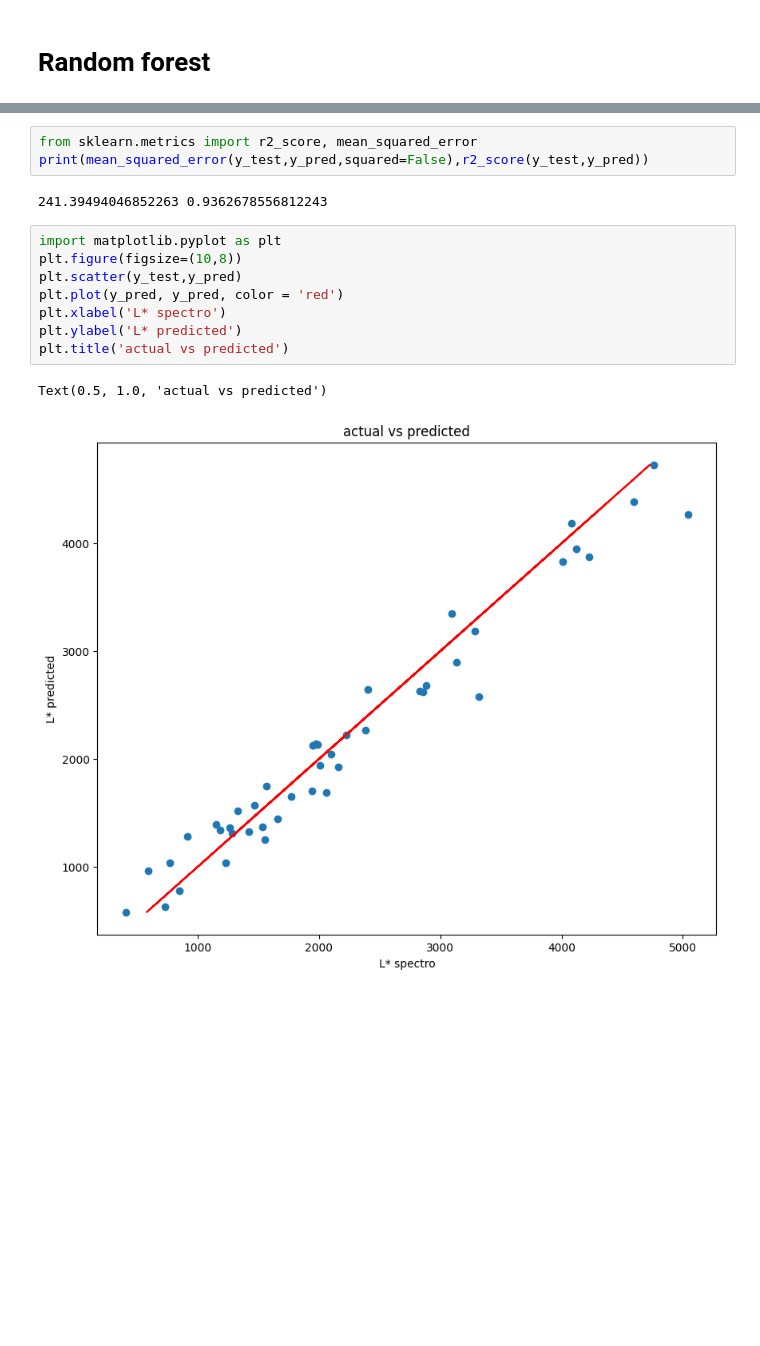
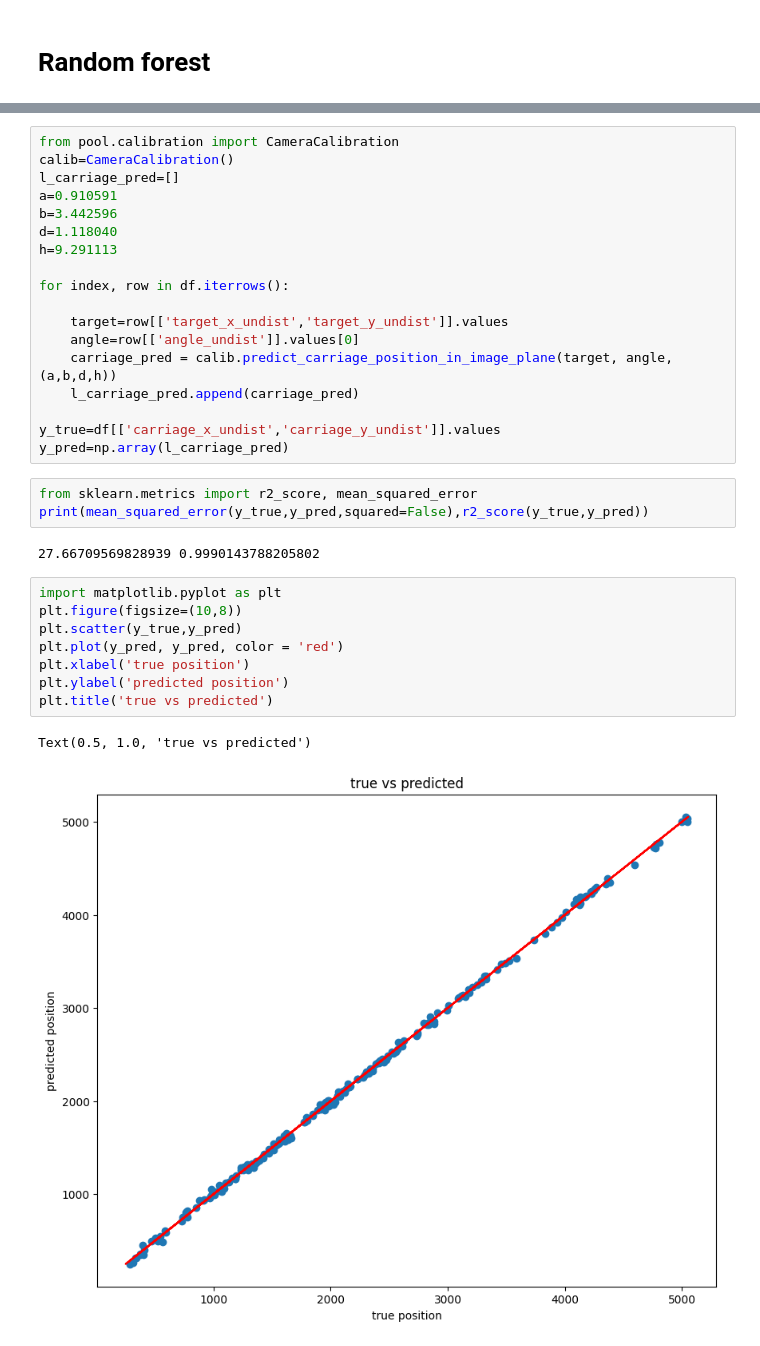
Before and after one commit to opticsensors/pool-playing-robot, a Jupyter notebook: examples/system_calibration/model_carriage_position.ipynb, the cells around one changed output, grey strips where cells are left out. Saved outputs shown, nothing was run; the diff lists cells and outputs as text; blank space fills up the shorter version.

```diff
--- a/examples/system_calibration/model_carriage_position.ipynb
+++ b/examples/system_calibration/model_carriage_position.ipynb
@@ -133,16 +122,34 @@ y_pred=model.predict(x_test)
+# %%
+from pool.calibration import CameraCalibration
+calib=CameraCalibration()
+l_carriage_pred=[]
+a=0.910591
+b=3.442596
+d=1.118040
+h=9.291113
+
+for index, row in df.iterrows():
+
+    target=row[['target_x_undist','target_y_undist']].values
+    angle=row[['angle_undist']].values[0]
+    carriage_pred = calib.predict_carriage_position_in_image_plane(target, angle, (a,b,d,h))
+    l_carriage_pred.append(carriage_pred)
+
+y_true=df[['carriage_x_undist','carriage_y_undist']].values
+y_pred=np.array(l_carriage_pred)
 # %%
 from sklearn.metrics import r2_score, mean_squared_error
-print(mean_squared_error(y_test,y_pred,squared=False),r2_score(y_test,y_pred))
+print(mean_squared_error(y_true,y_pred,squared=False),r2_score(y_true,y_pred))
 # %% [output]
-241.39494046852263 0.9362678556812243
+27.66709569828939 0.9990143788205802
 # %%
 import matplotlib.pyplot as plt
 plt.figure(figsize=(10,8))
-plt.scatter(y_test,y_pred)
+plt.scatter(y_true,y_pred)
 plt.plot(y_pred, y_pred, color = 'red')
-plt.xlabel('L* spectro')
-plt.ylabel('L* predicted')
-plt.title('actual vs predicted')
+plt.xlabel('true position')
+plt.ylabel('predicted position')
+plt.title('true vs predicted')
 # %% [output]
-Text(0.5, 1.0, 'actual vs predicted')
+Text(0.5, 1.0, 'true vs predicted')
-[figure, old version]
+[figure, new version]
```
Also changed, not shown: parts of 39 cells of this notebook, 3 other files.
